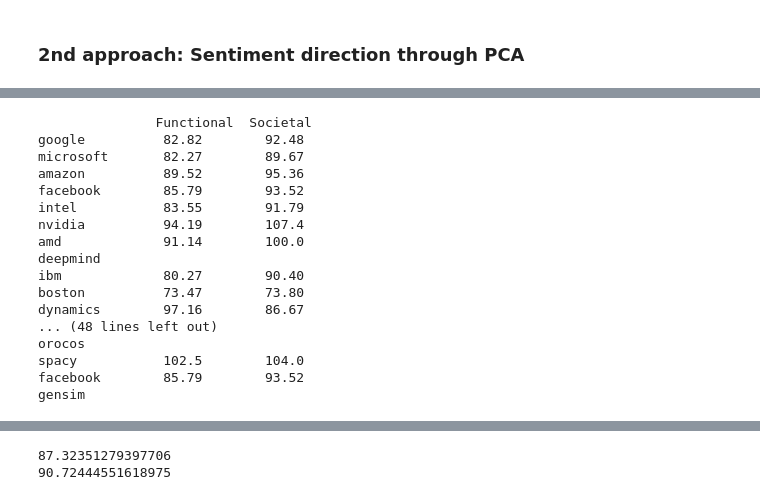
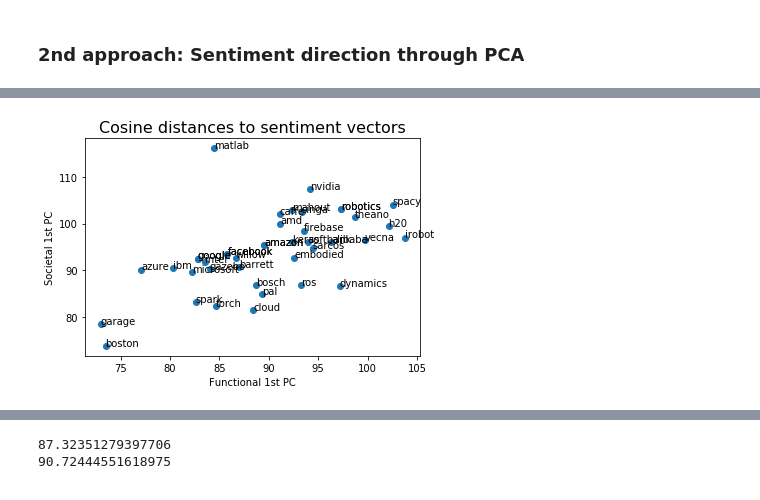
Before and after one commit to flono/BiasInWordEmbeddings, a Jupyter notebook: WordEmbeddings.ipynb, the cells around one changed output, grey strips where cells are left out. Cells and saved outputs as stored; diff of their text form; code cells hidden in the pictures.

```diff
--- a/WordEmbeddings.ipynb
+++ b/WordEmbeddings.ipynb
@@ -493,32 +493,30 @@ society_sentiment_direction2 = principal_components2.components_[0]
 
 angles_soc_func2 = []
 
-print("%-15s%-10s%10s" % ("", "Functional", "Societal"))
+#print("%-15s%-10s%10s" % ("", "Functional", "Societal"))
 for word in companies + frameworks:
     try:
         angles_soc_func2.append((word, angle_vec(embeddings_dict[word], functional_sentiment_direction2), angle_vec(embeddings_dict[word], society_sentiment_direction2)))
-        print("%-15s %-12.5s %-12.5s" % angles_soc_func2[-1])
+        #print("%-15s %-12.5s %-12.5s" % angles_soc_func2[-1])
     except:
         angles_soc_func2.append((word, None, None))
-        print(word)
+        #print(word)
+
+angles_soc_func2 = np.array(angles_soc_func2)
+
+# filter out missing values
+angles_soc_func2 = angles_soc_func2[angles_soc_func2[:,1] != np.array(None)]
-# %% [output]
-               Functional  Societal
-google          82.82        92.48
-microsoft       82.27        89.67
-amazon          89.52        95.36
-facebook        85.79        93.52
-intel           83.55        91.79
-nvidia          94.19        107.4
-amd             91.14        100.0
-deepmind
-ibm             80.27        90.40
-boston          73.47        73.80
-dynamics        97.16        86.67
-... (48 lines left out)
-orocos
-spacy           102.5        104.0
-facebook        85.79        93.52
-gensim
+# %%
+# Plot cosine distances
+
+fig = plt.scatter(angles_soc_func2[:,1],angles_soc_func2[:,2])
+plt.title("Cosine distances to sentiment vectors", size=16)
+plt.xlabel("Functional 1st PC")
+plt.ylabel("Societal 1st PC")
+for i, name in enumerate(angles_soc_func2[:,0]):
+    plt.annotate(name, (angles_soc_func2[i,1], angles_soc_func2[i,2]))
+# %% [output]
+[figure, added]
 # %%
 # print and save all random words with their angles to society words and functional words
 # angles around 90° are good.
```
Also changed, not shown: parts of 5 cells of this notebook.
